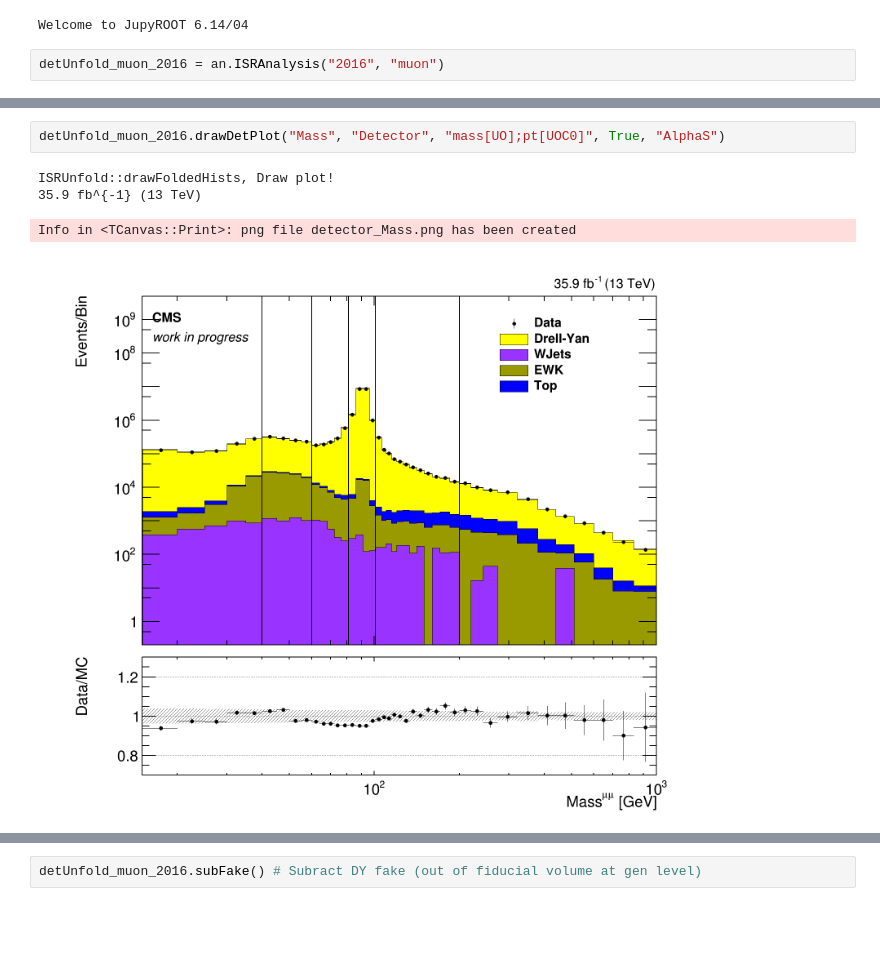
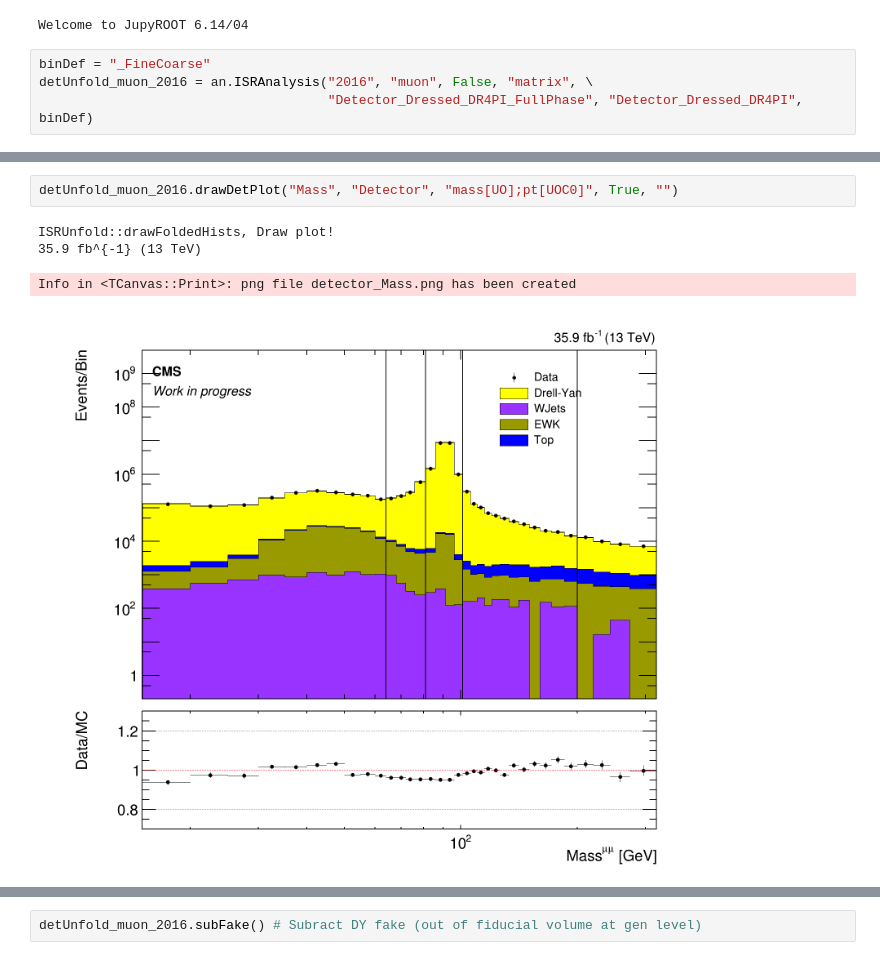
Before and after one commit to jhkim06/ISRAnalysis, a Jupyter notebook: ISR_analysis_v2.ipynb, the cells around one changed output, grey strips where cells are left out. Cells and saved outputs as stored; diff of their text form; blank space fills up the shorter version.

Commit message:
Add option for various unfold bin definitions

```diff
--- a/ISR_analysis_v2.ipynb
+++ b/ISR_analysis_v2.ipynb
@@ -3,7 +3,9 @@ import ISRAnalysis as an
 # %% [output]
 Welcome to JupyROOT 6.14/04
 # %%
-detUnfold_muon_2016 = an.ISRAnalysis("2016", "muon")
+binDef = "_FineCoarse"
+detUnfold_muon_2016 = an.ISRAnalysis("2016", "muon", False, "matrix", \
+                                     "Detector_Dressed_DR4PI_FullPhase", "Detector_Dressed_DR4PI", binDef)
 # %% [output]
 ISRUnfold set!
 ISRUnfold::setNomResMatrix set response matrix...
@@ -163,7 +71,7 @@ Info in <TCanvas::Print>: png file DiPt_M5.png has been created
 # %%
-detUnfold_muon_2016.drawDetPlot("Mass", "Detector", "mass[UO];pt[UOC0]", True, "AlphaS")
+detUnfold_muon_2016.drawDetPlot("Mass", "Detector", "mass[UO];pt[UOC0]", True, "")
 # %% [output]
 ISRUnfold::drawFoldedHists, Draw plot!
 35.9 fb^{-1} (13 TeV)
 Info in <TCanvas::Print>: png file detector_Mass.png has been created
-[figure, old version]
+[figure, new version]
```
Also changed, not shown: parts of 14 cells of this notebook, 3 other files.
